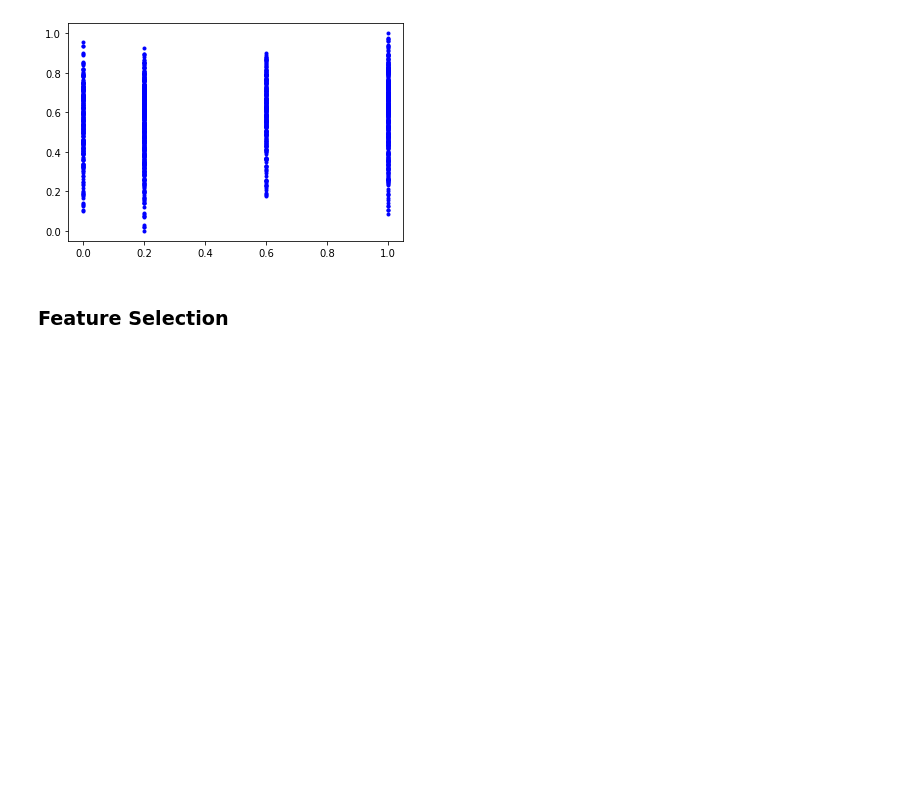
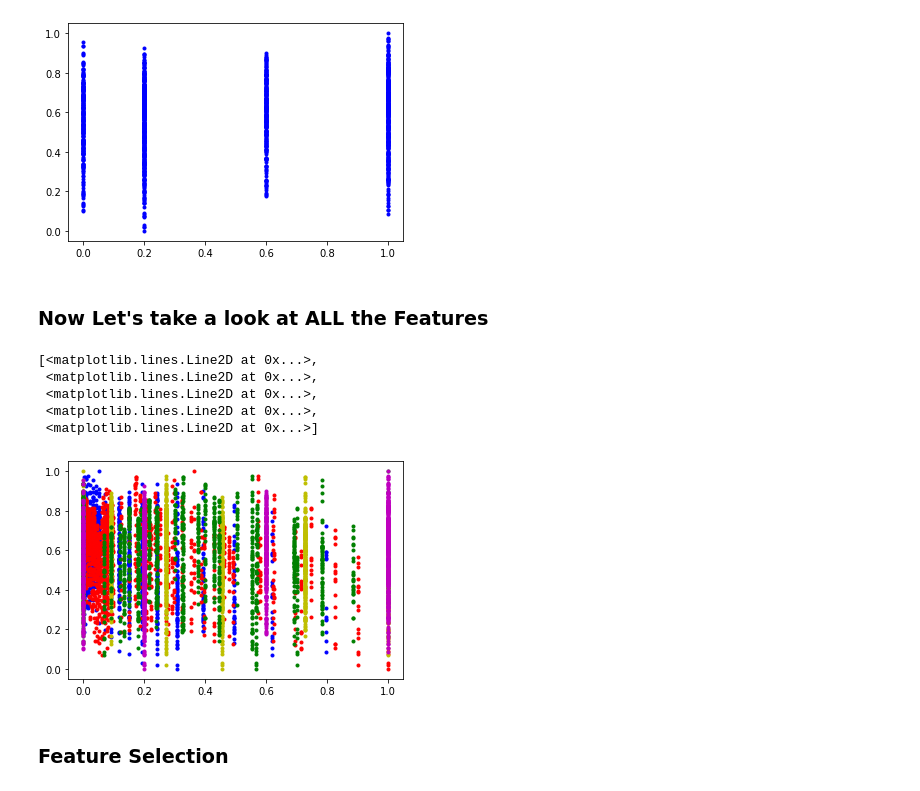
Before and after one commit to Nidhii-Suresh/Airfoil-Self-Noice-Prediction, a Jupyter notebook: Airfoil_Self_Noise.ipynb, the cells around one changed output. Saved outputs shown, nothing was run; the diff lists cells and outputs as text; code cells hidden in the pictures; blank space fills up the shorter version.

```diff
--- a/Airfoil_Self_Noise.ipynb
+++ b/Airfoil_Self_Noise.ipynb
@@ -90,6 +90,17 @@ plt.plot(x5,y,'b.')
 # %% [output]
 [<matplotlib.lines.Line2D at 0x...>]
 [figure]
+# %% [markdown]
+### Now Let's take a look at ALL the Features
+# %%
+plt.plot(x1,y,'b.',x2,y,'r.',x3,y,'y.',x4,y,'g.',x5,y,'m.')
+# %% [output]
+[<matplotlib.lines.Line2D at 0x...>,
+ <matplotlib.lines.Line2D at 0x...>,
+ <matplotlib.lines.Line2D at 0x...>,
+ <matplotlib.lines.Line2D at 0x...>,
+ <matplotlib.lines.Line2D at 0x...>]
+[figure, added]
 # %% [markdown]
 ### **Feature Selection**
 # %% [markdown]
```
Also changed, not shown: parts of 1 cell of this notebook.
